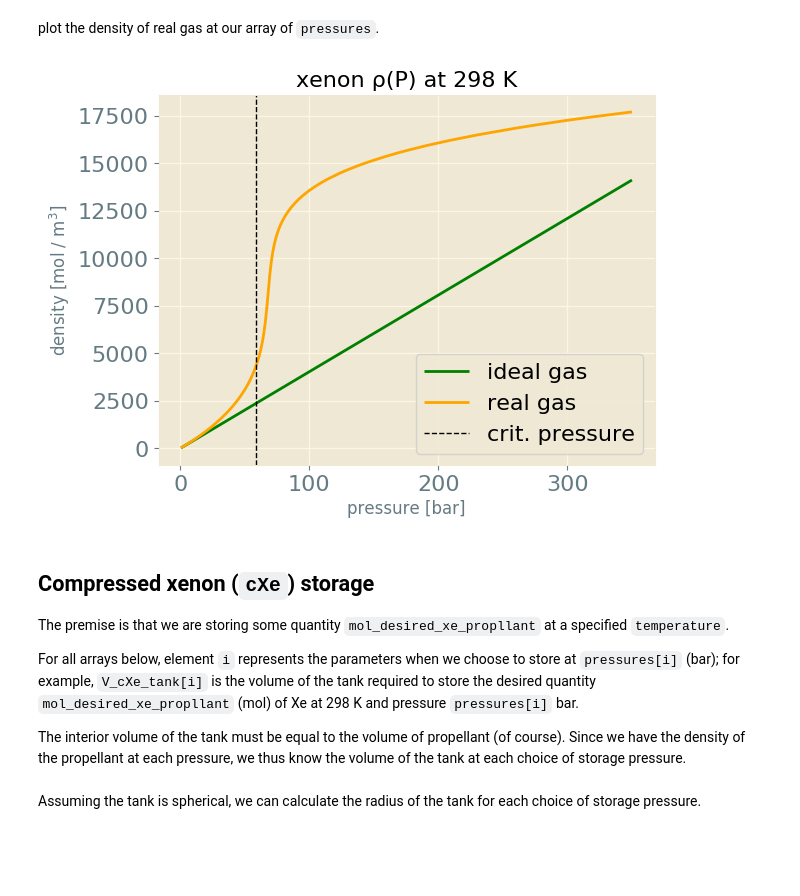
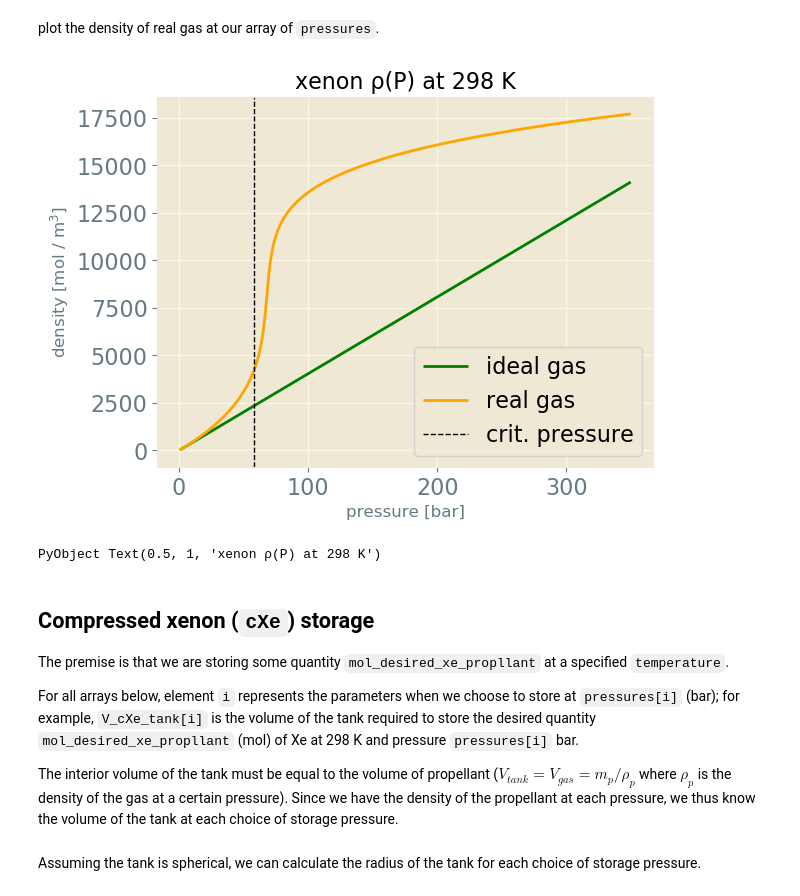
Before and after one commit to SimonEnsemble/PropellantStorage, a Jupyter notebook: Xe_Propellant_Storage.ipynb, the cells around one changed output. Drawn from its saved outputs; the diff is of its cells as text; code cells hidden in the pictures; blank space fills up the shorter version.

```diff
--- a/Xe_Propellant_Storage.ipynb
+++ b/Xe_Propellant_Storage.ipynb
@@ -111,16 +111,17 @@ plot the density of real gas at our array of `pressures`.
 # %%
 figure()
 plot(pressures, ρ_ideal_gas, color="green", label="ideal gas")
 plot(pressures, ρ_xe,
     color="orange", label="real gas")
 xlabel("pressure [bar]")
 axvline(x=xe_critical_pressure, linestyle="--", color="k", label="crit. pressure", lw=1)
 ylabel("density [mol / m\$^3\$]")
 legend()
 title("xenon ρ(P) at 298 K")
-savefig("xenon_gas_density.pdf", format="pdf")
+# savefig("xenon_gas_density.pdf", format="pdf")
 # %% [output]
-[figure, old version]
+[figure, new version]
+PyObject Text(0.5, 1, 'xenon ρ(P) at 298 K')
 # %% [markdown]
 ## Compressed xenon (`cXe`) storage
 
@@ -128,7 +129,7 @@ The premise is that we are storing some quantity `mol_desired_xe_propllant` at a
 
 For all arrays below, element `i` represents the parameters when we choose to store at `pressures[i]` (bar); for example, `V_cXe_tank[i]` is the volume of the tank required to store the desired quantity `mol_desired_xe_propllant` (mol) of Xe at 298 K and pressure `pressures[i]` bar.
 
-The interior volume of the tank must be equal to the volume of propellant (of course). Since we have the density of the propellant at each pressure, we thus know the volume of the tank at each choice of storage pressure.
+The interior volume of the tank must be equal to the volume of propellant ($V_{tank} = V_{gas} = m_p/\rho_p$ where $\rho_p$ is the density of the gas at a certain pressure). Since we have the density of the propellant at each pressure, we thus know the volume of the tank at each choice of storage pressure.
 # %%
 volume_cxe_tank = mol_desired_xe_propellant ./ ρ_xe; # m³
 # %% [markdown]
```
Also changed, not shown: parts of 32 cells of this notebook.
